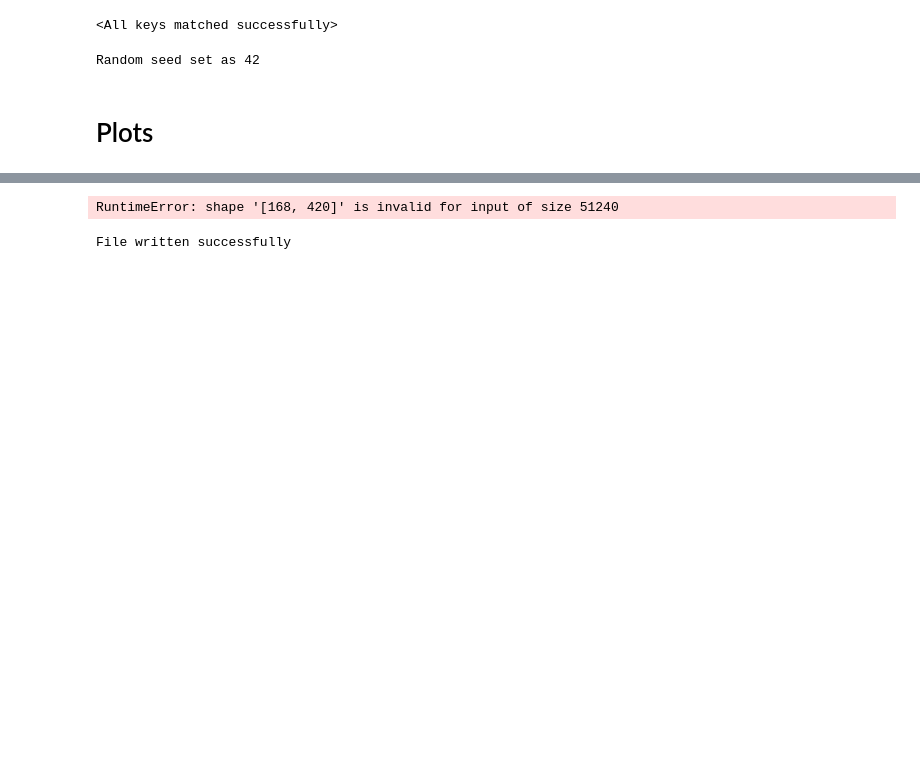
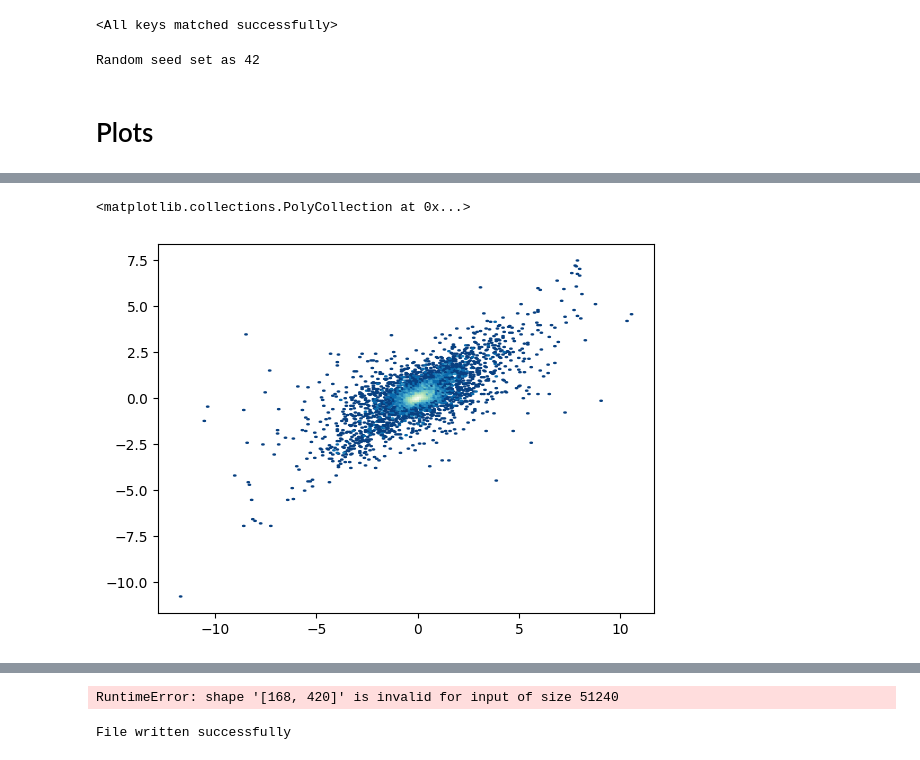
Before and after one commit to Astech34/IMEF, a Jupyter notebook: imef-statistics/proposal-model/prop_nn_testing.ipynb, the cells around one changed output, grey strips where cells are left out. Drawn from its saved outputs; the diff is of its cells as text; code cells hidden in the pictures; blank space fills up the shorter version.

```diff
--- a/imef-statistics/proposal-model/prop_nn_testing.ipynb
+++ b/imef-statistics/proposal-model/prop_nn_testing.ipynb
@@ -172,3 +202,16 @@ dimension: 6.566925383749196
+# %%
+# 2D histogram density plot
+import matplotlib as mpl
+
+i = 0
+plt.hexbin(y_test_descaled[:, i],
+           preds_descaled[:, i],
+           gridsize=(200,200),
+           bins='log',
+           cmap='GnBu_r')
+# %% [output]
+<matplotlib.collections.PolyCollection at 0x...>
+[figure, added]
 # %%
 # evaluate on the test set (no MC dropout)
 # set model to evaluation mode and deactivate autogradient engine
```
Also changed, not shown: parts of 17 cells of this notebook.
